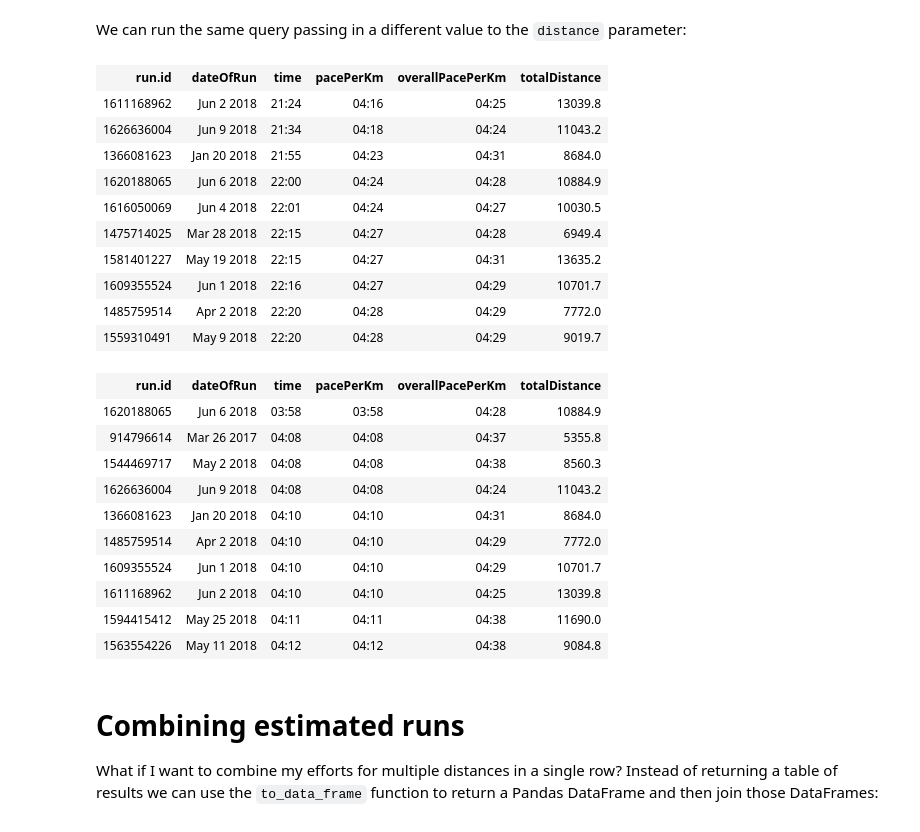
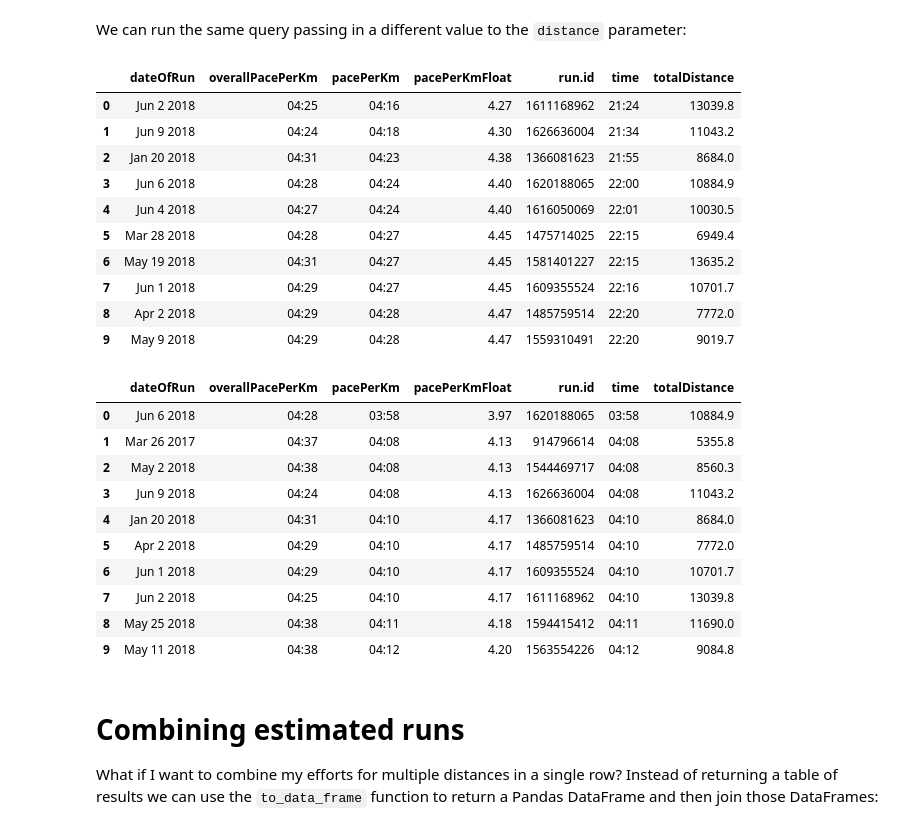
Before and after one commit to mneedham/strava, a Jupyter notebook: Strava.ipynb, the cells around one changed output. Saved outputs shown, nothing was run; the diff lists cells and outputs as text; code cells hidden in the pictures.

Commit message:
tidied up dates

```diff
--- a/Strava.ipynb
+++ b/Strava.ipynb
@@ -223,33 +234,33 @@ df_10k.sort_values(by=["startDate"]).plot(x="startDate", y="pacePerKmFloat")
 # %% [markdown]
 We can run the same query passing in a different value to the `distance` parameter:
 # %%
-graph.run(estimated_effort_query, {"distance": "5k", "limit": 10}).to_table()
+graph.run(estimated_effort_query, {"distance": "5k", "limit": 10}).to_data_frame().drop("startDate", axis=1)
 # %% [output]
-| run.id | dateOfRun | time | pacePerKm | overallPacePerKm | totalDistance |
-| 1611168962 | Jun 2 2018 | 21:24 | 04:16 | 04:25 | 13039.8 |
-| 1626636004 | Jun 9 2018 | 21:34 | 04:18 | 04:24 | 11043.2 |
-| 1366081623 | Jan 20 2018 | 21:55 | 04:23 | 04:31 | 8684.0 |
-| 1620188065 | Jun 6 2018 | 22:00 | 04:24 | 04:28 | 10884.9 |
-| 1616050069 | Jun 4 2018 | 22:01 | 04:24 | 04:27 | 10030.5 |
-| 1475714025 | Mar 28 2018 | 22:15 | 04:27 | 04:28 | 6949.4 |
-| 1581401227 | May 19 2018 | 22:15 | 04:27 | 04:31 | 13635.2 |
-| 1609355524 | Jun 1 2018 | 22:16 | 04:27 | 04:29 | 10701.7 |
-| 1485759514 | Apr 2 2018 | 22:20 | 04:28 | 04:29 | 7772.0 |
-| 1559310491 | May 9 2018 | 22:20 | 04:28 | 04:29 | 9019.7 |
+|  | dateOfRun | overallPacePerKm | pacePerKm | pacePerKmFloat | run.id | time | totalDistance |
+| 0 | Jun 2 2018 | 04:25 | 04:16 | 4.27 | 1611168962 | 21:24 | 13039.8 |
+| 1 | Jun 9 2018 | 04:24 | 04:18 | 4.30 | 1626636004 | 21:34 | 11043.2 |
+| 2 | Jan 20 2018 | 04:31 | 04:23 | 4.38 | 1366081623 | 21:55 | 8684.0 |
+| 3 | Jun 6 2018 | 04:28 | 04:24 | 4.40 | 1620188065 | 22:00 | 10884.9 |
+| 4 | Jun 4 2018 | 04:27 | 04:24 | 4.40 | 1616050069 | 22:01 | 10030.5 |
+| 5 | Mar 28 2018 | 04:28 | 04:27 | 4.45 | 1475714025 | 22:15 | 6949.4 |
+| 6 | May 19 2018 | 04:31 | 04:27 | 4.45 | 1581401227 | 22:15 | 13635.2 |
+| 7 | Jun 1 2018 | 04:29 | 04:27 | 4.45 | 1609355524 | 22:16 | 10701.7 |
+| 8 | Apr 2 2018 | 04:29 | 04:28 | 4.47 | 1485759514 | 22:20 | 7772.0 |
+| 9 | May 9 2018 | 04:29 | 04:28 | 4.47 | 1559310491 | 22:20 | 9019.7 |
 # %%
-graph.run(estimated_effort_query, {"distance": "1k", "limit": 10}).to_table()
+graph.run(estimated_effort_query, {"distance": "1k", "limit": 10}).to_data_frame().drop("startDate", axis=1)
 # %% [output]
-| run.id | dateOfRun | time | pacePerKm | overallPacePerKm | totalDistance |
-| 1620188065 | Jun 6 2018 | 03:58 | 03:58 | 04:28 | 10884.9 |
-| 914796614 | Mar 26 2017 | 04:08 | 04:08 | 04:37 | 5355.8 |
-| 1544469717 | May 2 2018 | 04:08 | 04:08 | 04:38 | 8560.3 |
-| 1626636004 | Jun 9 2018 | 04:08 | 04:08 | 04:24 | 11043.2 |
-| 1366081623 | Jan 20 2018 | 04:10 | 04:10 | 04:31 | 8684.0 |
-| 1485759514 | Apr 2 2018 | 04:10 | 04:10 | 04:29 | 7772.0 |
-| 1609355524 | Jun 1 2018 | 04:10 | 04:10 | 04:29 | 10701.7 |
-| 1611168962 | Jun 2 2018 | 04:10 | 04:10 | 04:25 | 13039.8 |
-| 1594415412 | May 25 2018 | 04:11 | 04:11 | 04:38 | 11690.0 |
-| 1563554226 | May 11 2018 | 04:12 | 04:12 | 04:38 | 9084.8 |
+|  | dateOfRun | overallPacePerKm | pacePerKm | pacePerKmFloat | run.id | time | totalDistance |
+| 0 | Jun 6 2018 | 04:28 | 03:58 | 3.97 | 1620188065 | 03:58 | 10884.9 |
+| 1 | Mar 26 2017 | 04:37 | 04:08 | 4.13 | 914796614 | 04:08 | 5355.8 |
+| 2 | May 2 2018 | 04:38 | 04:08 | 4.13 | 1544469717 | 04:08 | 8560.3 |
+| 3 | Jun 9 2018 | 04:24 | 04:08 | 4.13 | 1626636004 | 04:08 | 11043.2 |
+| 4 | Jan 20 2018 | 04:31 | 04:10 | 4.17 | 1366081623 | 04:10 | 8684.0 |
+| 5 | Apr 2 2018 | 04:29 | 04:10 | 4.17 | 1485759514 | 04:10 | 7772.0 |
+| 6 | Jun 1 2018 | 04:29 | 04:10 | 4.17 | 1609355524 | 04:10 | 10701.7 |
+| 7 | Jun 2 2018 | 04:25 | 04:10 | 4.17 | 1611168962 | 04:10 | 13039.8 |
+| 8 | May 25 2018 | 04:38 | 04:11 | 4.18 | 1594415412 | 04:11 | 11690.0 |
+| 9 | May 11 2018 | 04:38 | 04:12 | 4.20 | 1563554226 | 04:12 | 9084.8 |
 # %% [markdown]
 # Combining estimated runs
 
```
Also changed, not shown: parts of 3 cells of this notebook.
